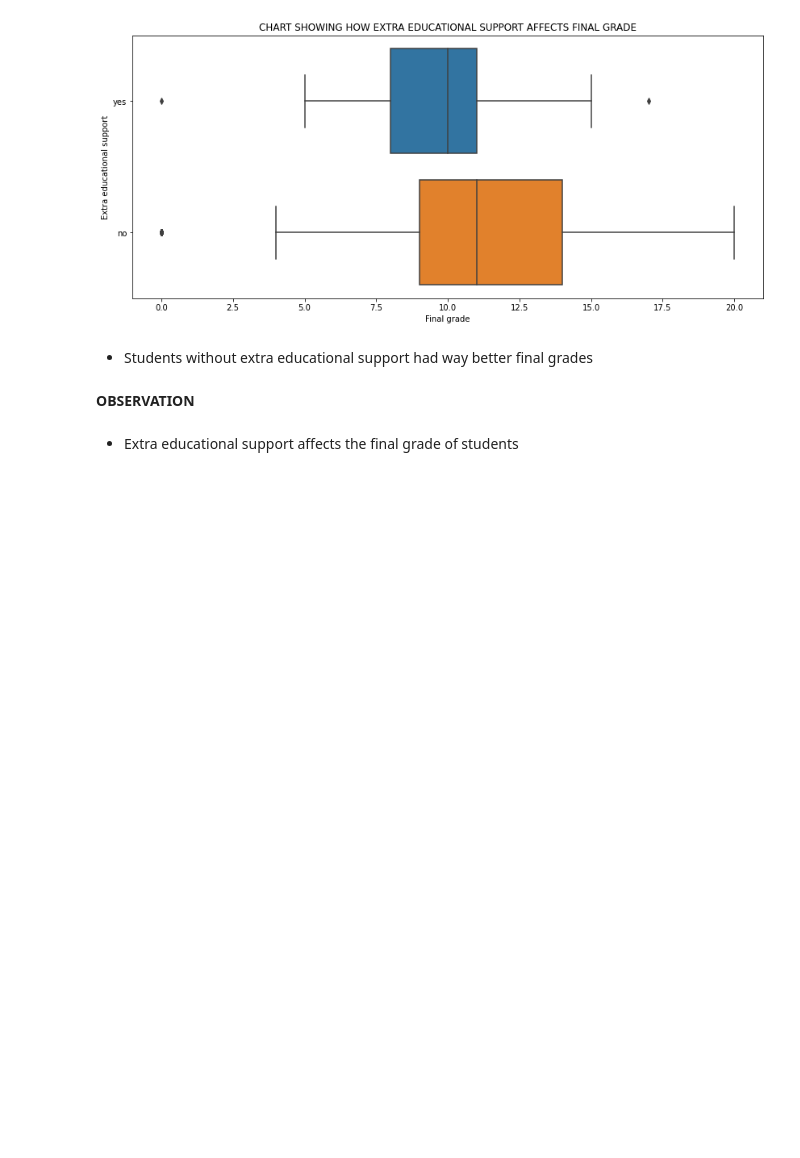
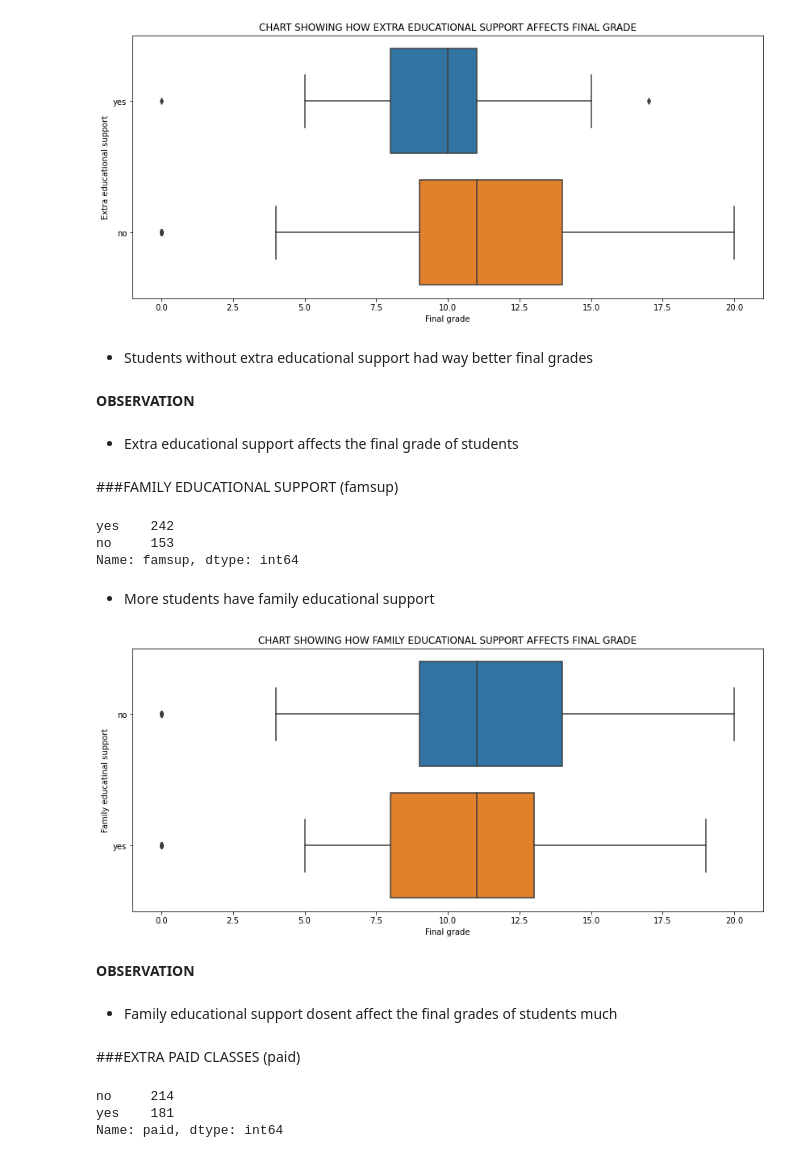
Before and after one commit to devchoplife/Students-grades, a Jupyter notebook: portuguese_students_grade_analysis.ipynb, the cells around one changed output. Drawn from its saved outputs; the diff is of its cells as text; code cells hidden in the pictures; blank space fills up the shorter version.

```diff
--- a/portuguese_students_grade_analysis.ipynb
+++ b/portuguese_students_grade_analysis.ipynb
@@ -616,3 +616,34 @@ plt.show()
 **OBSERVATION**
 # %% [markdown]
 * Extra educational support affects the final grade of students
+# %% [markdown]
+###FAMILY EDUCATIONAL SUPPORT (famsup)
+# %%
+grades['famsup'].value_counts()
+# %% [output]
+yes    242
+no     153
+Name: famsup, dtype: int64
+# %% [markdown]
+* More students have family educational support
+# %%
+plt.figure(figsize = (14, 6))
+sns.boxplot('G3', 'famsup', data = grades)
+plt.title("CHART SHOWING HOW FAMILY EDUCATIONAL SUPPORT AFFECTS FINAL GRADE")
+plt.xlabel("Final grade")
+plt.ylabel("Family educatinal support")
+plt.show()
+# %% [output]
+[figure, added]
+# %% [markdown]
+**OBSERVATION**
+# %% [markdown]
+* Family educational support dosent affect the final grades of students much
+# %% [markdown]
+###EXTRA PAID CLASSES (paid)
+# %%
+grades['paid'].value_counts()
+# %% [output]
+no     214
+yes    181
+Name: paid, dtype: int64
```
Also changed, not shown: parts of 17 cells of this notebook.
